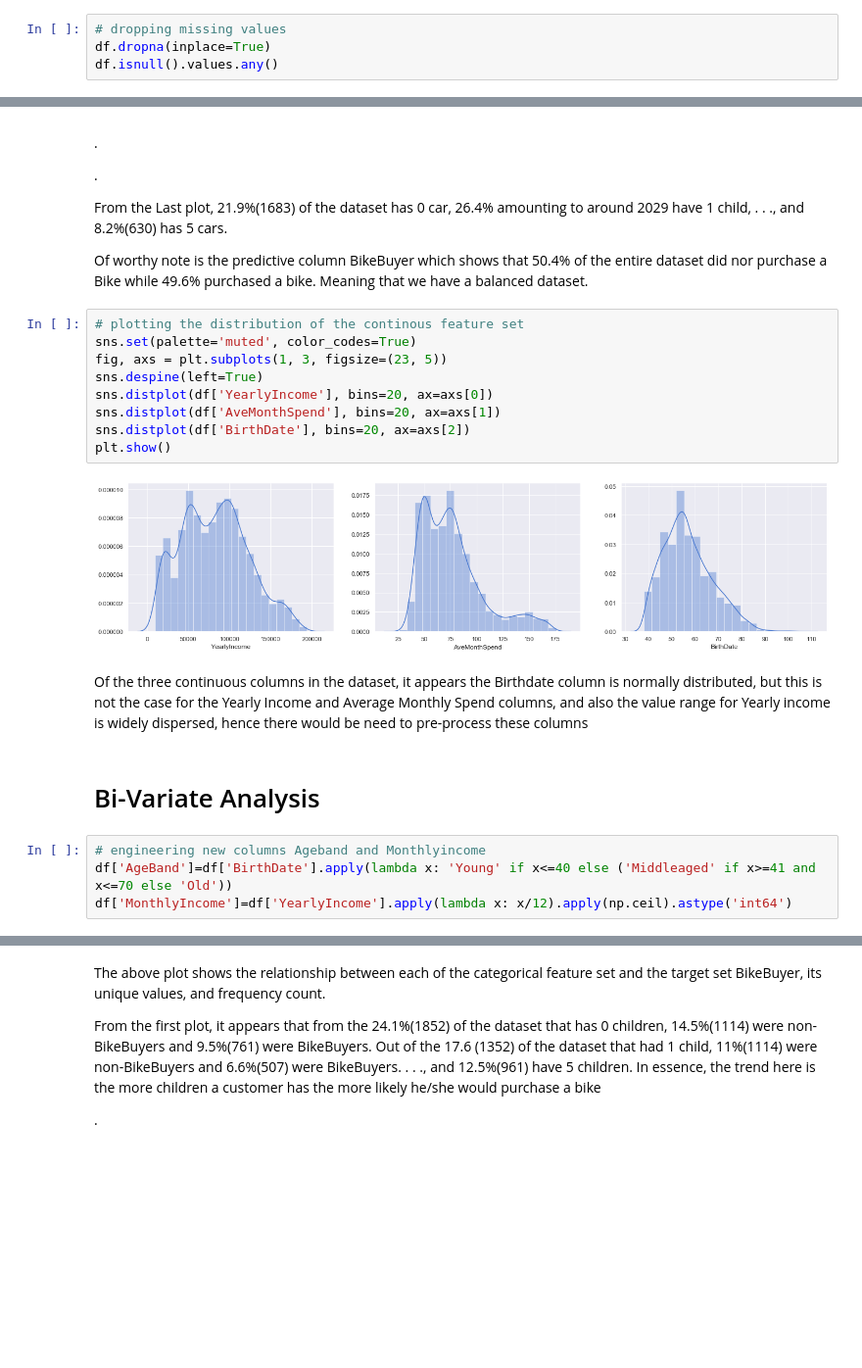
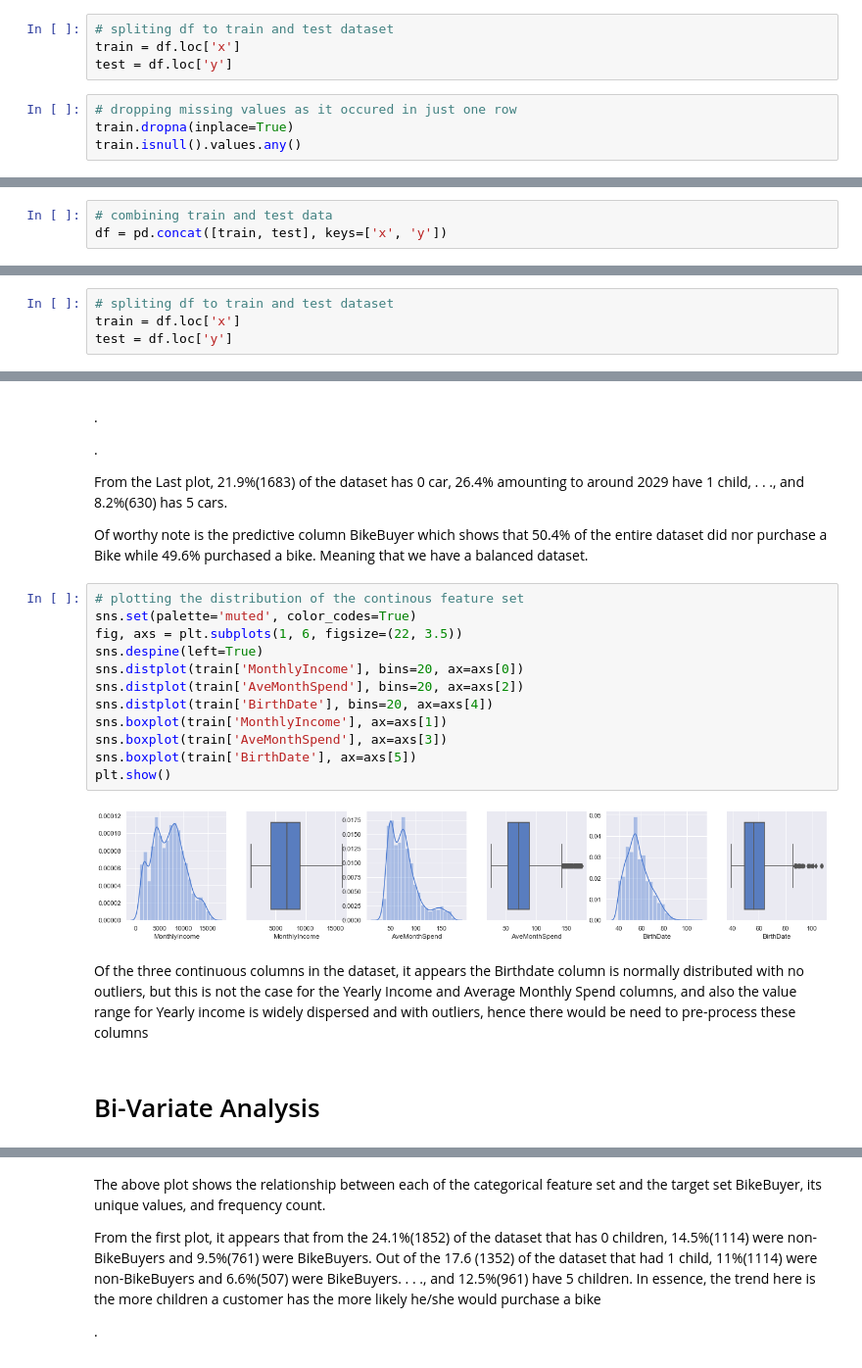
Before and after one commit to RichardNnamdi/bike_buyer_prediction, a Jupyter notebook: BikeBuyer Prediction.ipynb, the cells around one changed output, grey strips where cells are left out. Shown at 98% size. Saved outputs shown, nothing was run; the diff lists cells and outputs as text; blank space fills up the shorter version.

```diff
--- a/BikeBuyer Prediction.ipynb
+++ b/BikeBuyer Prediction.ipynb
@@ -370,11 +367,18 @@ OBSERVATIONS
 # %%
 # dropping non-important feature set
 df = df.drop(["CustomerID", "Title", "FirstName", "MiddleName", "LastName", "Suffix", "AddressLine1", "AddressLine2", "PhoneNumber"], axis=1)
+# %%
+# spliting df to train and test dataset
+train = df.loc['x']
+test = df.loc['y']
 # %%
-# dropping missing values
-df.dropna(inplace=True)
-df.isnull().values.any()
+# dropping missing values as it occured in just one row
+train.dropna(inplace=True)
+train.isnull().values.any()
 # %% [output]
 False
+# %%
+# combining train and test data
+df = pd.concat([train, test], keys=['x', 'y'])
 # %%
 # rounding up floats
@@ -397,3 +406,7 @@ df['BirthDate'] = (now.year - df['BirthDate'].dt.year) - ((now.month - df['Birth
+# %%
+# spliting df to train and test dataset
+train = df.loc['x']
+test = df.loc['y']
 # %% [markdown]
 # Univariate Analysis
 # %%
@@ -436,19 +449,18 @@ Of worthy note is the predictive column BikeBuyer which shows that 50.4% of the
 # %%
 # plotting the distribution of the continous feature set
 sns.set(palette='muted', color_codes=True)
-fig, axs = plt.subplots(1, 3, figsize=(23, 5))
+fig, axs = plt.subplots(1, 6, figsize=(22, 3.5))
 sns.despine(left=True)
-sns.distplot(df['YearlyIncome'], bins=20, ax=axs[0])
-sns.distplot(df['AveMonthSpend'], bins=20, ax=axs[1])
-sns.distplot(df['BirthDate'], bins=20, ax=axs[2])
+sns.distplot(train['MonthlyIncome'], bins=20, ax=axs[0])
+sns.distplot(train['AveMonthSpend'], bins=20, ax=axs[2])
+sns.distplot(train['BirthDate'], bins=20, ax=axs[4])
+sns.boxplot(train['MonthlyIncome'], ax=axs[1])
+sns.boxplot(train['AveMonthSpend'], ax=axs[3])
+sns.boxplot(train['BirthDate'], ax=axs[5])
 plt.show()
 # %% [output]
-[figure, old version]
+[figure, new version]
 # %% [markdown]
-Of the three continuous columns in the dataset, it appears the Birthdate column is normally distributed, but this is not the case for the Yearly Income and Average Monthly Spend columns, and also the value range for Yearly income is widely dispersed, hence there would be need to pre-process these columns
+Of the three continuous columns in the dataset, it appears the Birthdate column is normally distributed with no outliers, but this is not the case for the Yearly Income and Average Monthly Spend columns, and also the value range for Yearly income is widely dispersed and with outliers, hence there would be need to pre-process these columns
 # %% [markdown]
 # Bi-Variate Analysis
-# %%
-# engineering new columns Ageband and Monthlyincome
-df['AgeBand']=df['BirthDate'].apply(lambda x: 'Young' if x<=40 else ('Middleaged' if x>=41 and x<=70 else 'Old'))
-df['MonthlyIncome']=df['YearlyIncome'].apply(lambda x: x/12).apply(np.ceil).astype('int64')
```
Also changed, not shown: parts of 79 cells of this notebook.
